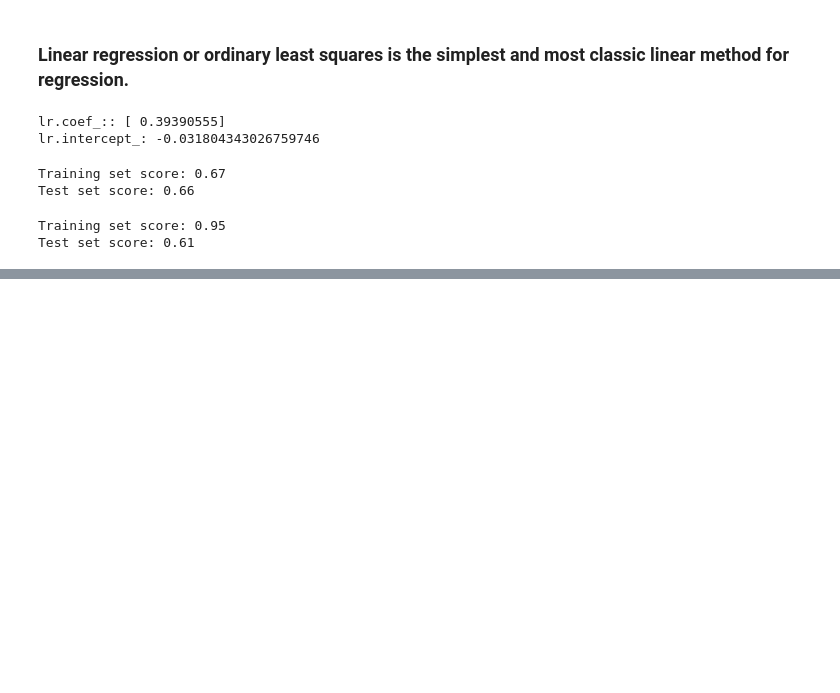
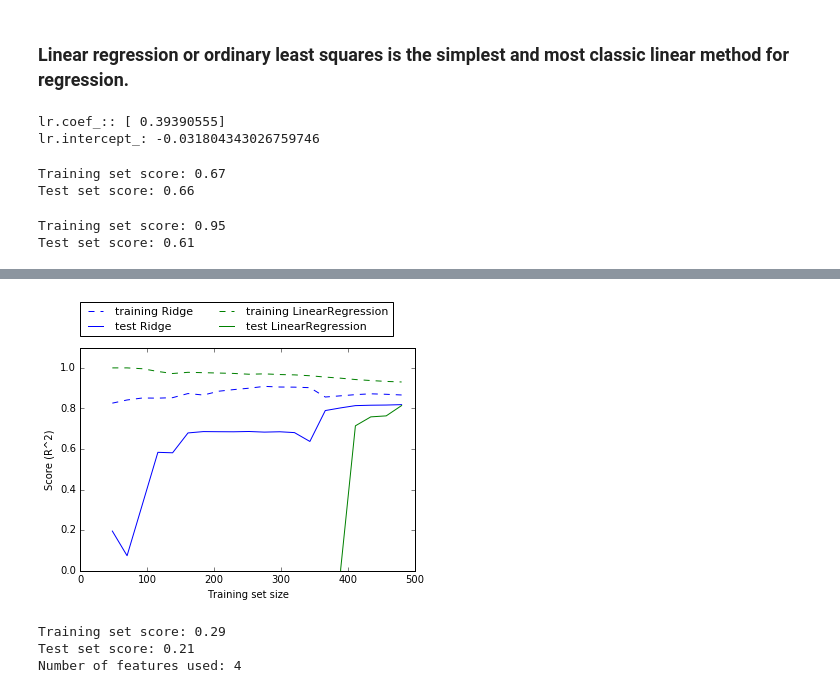
Before and after one commit to kevinw123/Learning-Node.JS, a Jupyter notebook: LearnPython/IntroToMLCh2.ipynb, the cells around one changed output, grey strips where cells are left out. Cells and saved outputs as stored; diff of their text form; code cells hidden in the pictures; blank space fills up the shorter version.

Commit message:
Learning about Lasso

```diff
--- a/LearnPython/IntroToMLCh2.ipynb
+++ b/LearnPython/IntroToMLCh2.ipynb
@@ -215,0 +255,19 @@ Test set score: 0.61
+# %%
+# Another way to understand influence of regularizaition is to fix a avlue of alpha
+# but vary the amount of training data avaialble
+
+mglearn.plots.plot_ridge_n_samples()
+plt.show()
+# %% [output]
+[figure, added]
+# %%
+# An alternative to Ridge for regularizing linear rgression is Lasso
+from sklearn.linear_model import Lasso
+lasso = Lasso().fit(X_train, y_train)
+print("Training set score: {:.2f}".format(lasso.score(X_train, y_train)))
+print("Test set score: {:.2f}".format(lasso.score(X_test, y_test)))
+print("Number of features used: {}".format(np.sum(lasso.coef_ != 0)))
+# %% [output]
+Training set score: 0.29
+Test set score: 0.21
+Number of features used: 4
```
Also changed, not shown: parts of 4 cells of this notebook.
